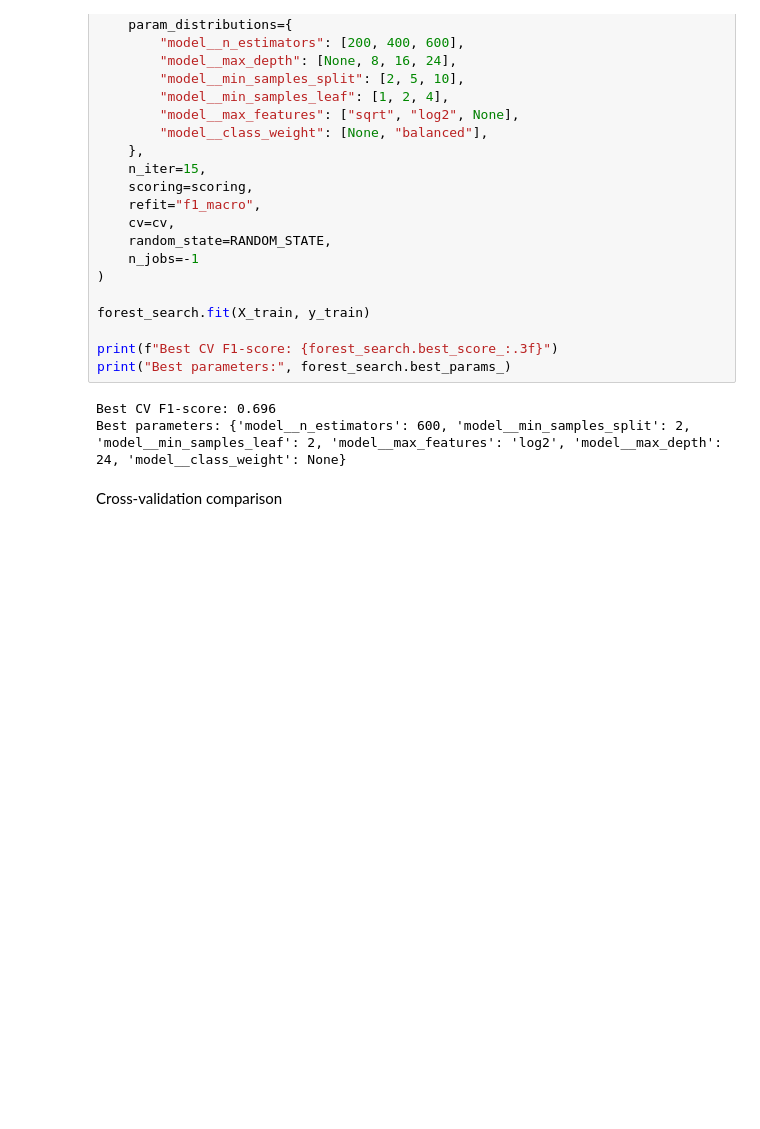
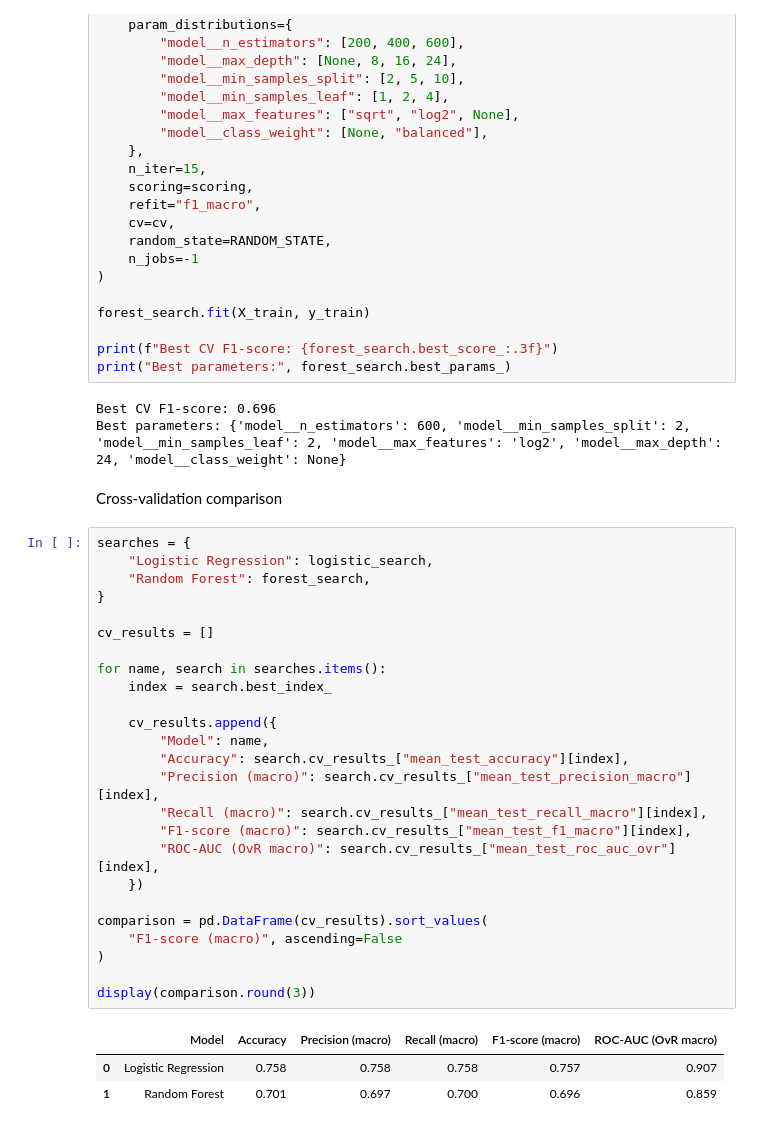
Before and after one commit to elgmouriabderrahim/student-mental-health-risk-prediction, a Jupyter notebook: notebooks/04_optimization_and_evaluation.ipynb, the cells around one changed output. Cells and saved outputs as stored; diff of their text form; blank space fills up the shorter version.

```diff
--- a/notebooks/04_optimization_and_evaluation.ipynb
+++ b/notebooks/04_optimization_and_evaluation.ipynb
@@ -202,3 +202,32 @@ Best CV F1-score: 0.696
 Best parameters: {'model__n_estimators': 600, 'model__min_samples_split': 2, 'model__min_samples_leaf': 2, 'model__max_features': 'log2', 'model__max_depth': 24, 'model__class_weight': None}
 # %% [markdown]
 Cross-validation comparison
+# %%
+searches = {
+    "Logistic Regression": logistic_search,
+    "Random Forest": forest_search,
+}
+
+cv_results = []
+
+for name, search in searches.items():
+    index = search.best_index_
+
+    cv_results.append({
+        "Model": name,
+        "Accuracy": search.cv_results_["mean_test_accuracy"][index],
+        "Precision (macro)": search.cv_results_["mean_test_precision_macro"][index],
+        "Recall (macro)": search.cv_results_["mean_test_recall_macro"][index],
+        "F1-score (macro)": search.cv_results_["mean_test_f1_macro"][index],
+        "ROC-AUC (OvR macro)": search.cv_results_["mean_test_roc_auc_ovr"][index],
+    })
+
+comparison = pd.DataFrame(cv_results).sort_values(
+    "F1-score (macro)", ascending=False
+)
+
+display(comparison.round(3))
+# %% [output]
+|  | Model | Accuracy | Precision (macro) | Recall (macro) | F1-score (macro) | ROC-AUC (OvR macro) |
+| 0 | Logistic Regression | 0.758 | 0.758 | 0.758 | 0.757 | 0.907 |
+| 1 | Random Forest | 0.701 | 0.697 | 0.700 | 0.696 | 0.859 |
```
Also changed, not shown: parts of 4 cells of this notebook.
